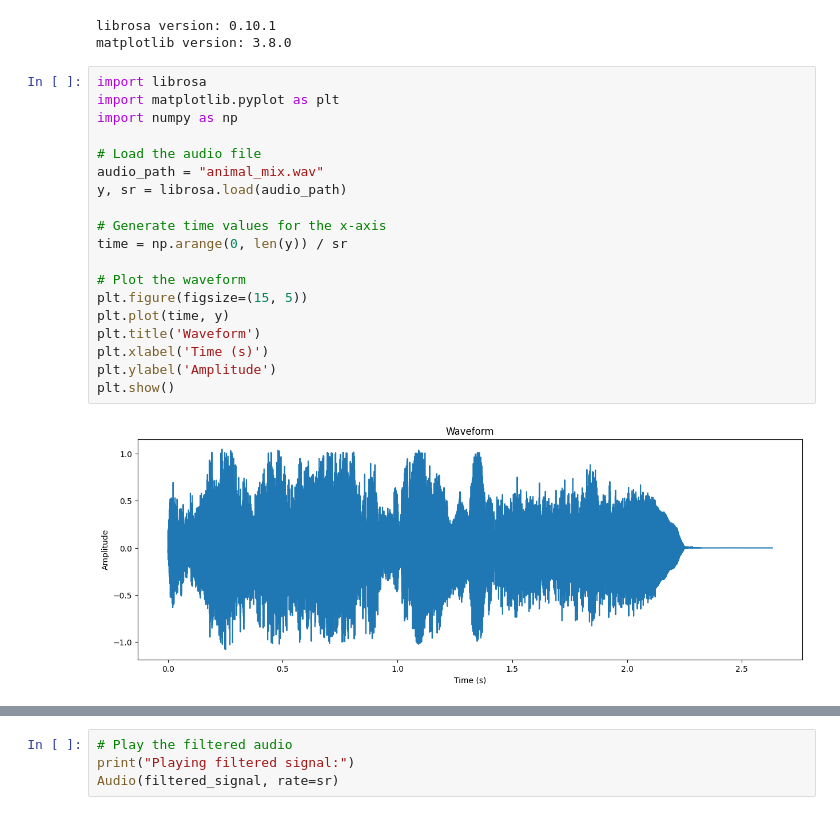
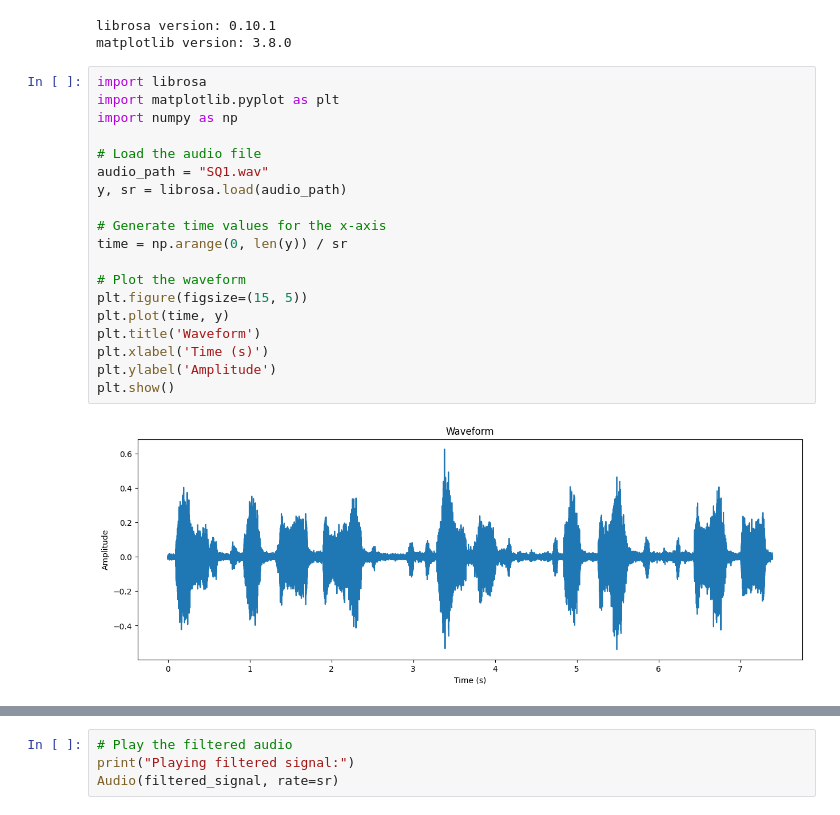
Before and after one commit to AliBadran716/Signal_equilizer, a Jupyter notebook: SoundAnalyzer.ipynb, the cells around one changed output, grey strips where cells are left out. Cells and saved outputs as stored; diff of their text form.

```diff
--- a/SoundAnalyzer.ipynb
+++ b/SoundAnalyzer.ipynb
@@ -10,24 +10,24 @@ matplotlib version: 3.8.0
 # %%
 import librosa
 import matplotlib.pyplot as plt
 import numpy as np
 
 # Load the audio file
-audio_path = "animal_mix.wav"
+audio_path = "SQ1.wav"
 y, sr = librosa.load(audio_path)
 
 # Generate time values for the x-axis
 time = np.arange(0, len(y)) / sr
 
 # Plot the waveform
 plt.figure(figsize=(15, 5))
 plt.plot(time, y)
 plt.title('Waveform')
 plt.xlabel('Time (s)')
 plt.ylabel('Amplitude')
 plt.show()
 # %% [output]
-[figure, old version]
+[figure, new version]
 # %%
 import librosa
 import librosa.display
```
Also changed, not shown: parts of 5 cells of this notebook, 9 other files.
